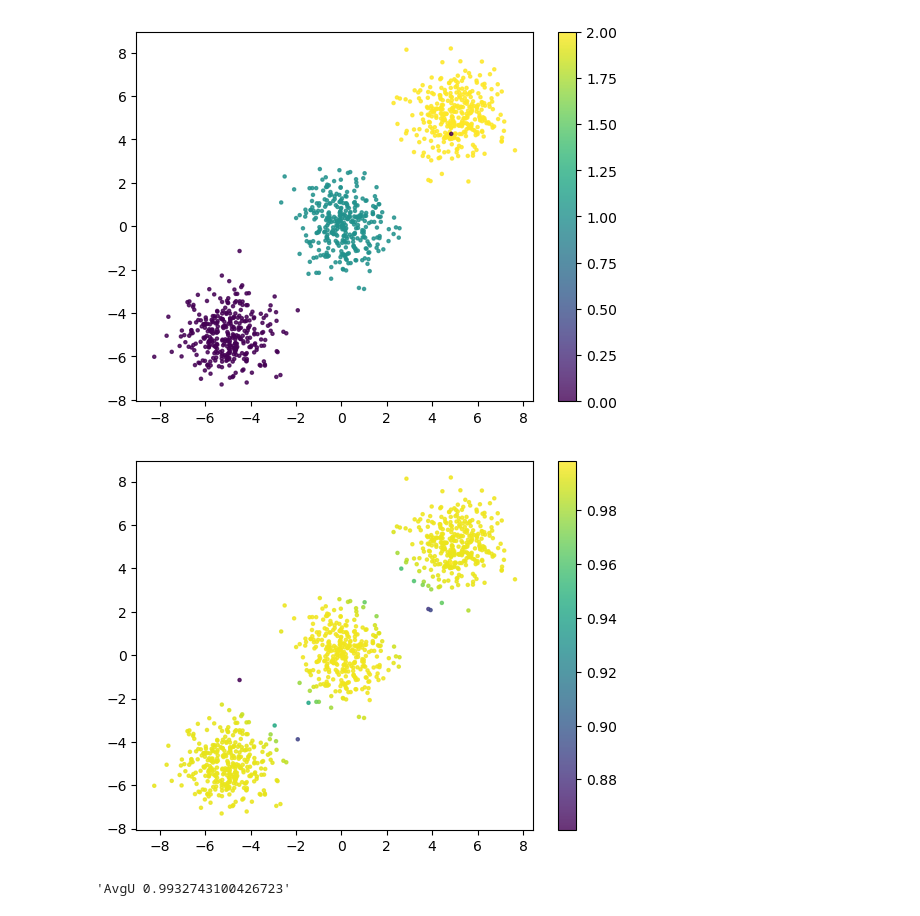
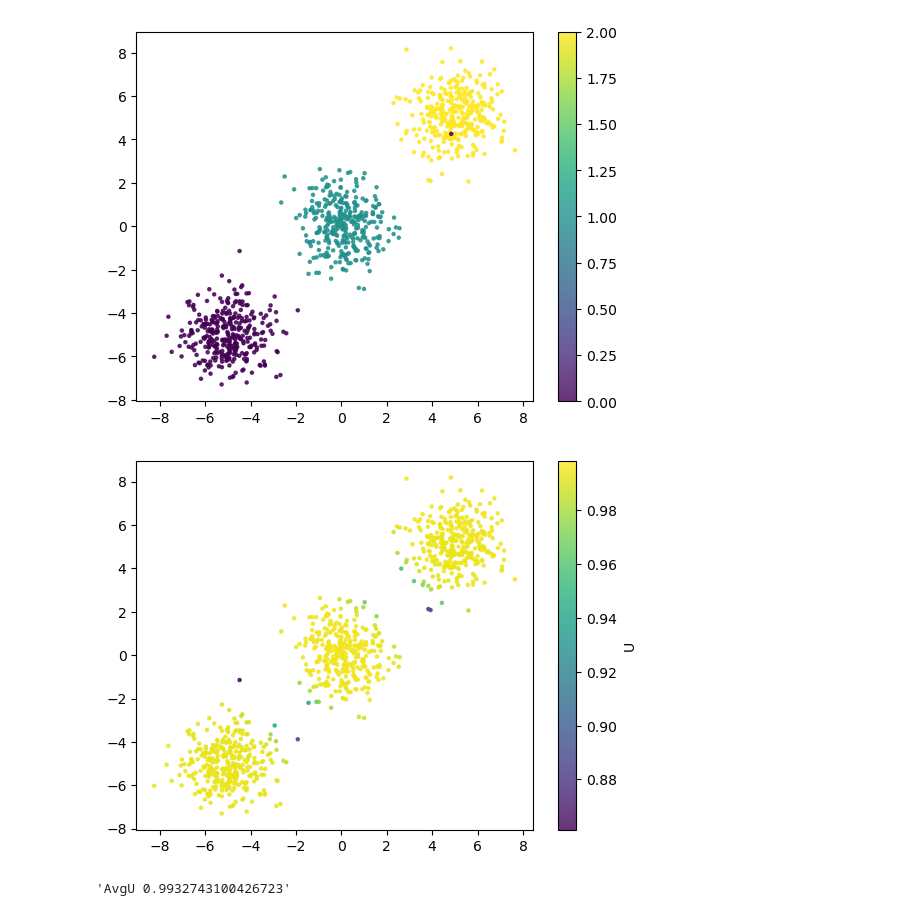
Before and after one commit to habla-liaa/multidimensional-wilcoxon-mann-whitney, a Jupyter notebook: example/Demo.ipynb, the cells around one changed output. Drawn from its saved outputs; the diff is of its cells as text; code cells hidden in the pictures.

```diff
--- a/example/Demo.ipynb
+++ b/example/Demo.ipynb
@@ -8,21 +8,21 @@ import numpy as np
 # %%
 n_samples = 1000
 centers = [(-5, -5), (0, 0), (5, 5)]
 X, y = make_blobs(n_samples=n_samples, centers=centers, shuffle=False, random_state=42)
 y[-1]=0
 plt.scatter(X[:, 0], X[:, 1], c=y, alpha=0.8, s=5)
 plt.colorbar()
 plt.show()
 
 U =  multidimensional_ranksum(X,y)
 
 plt.scatter(X[:, 0], X[:, 1], c=U, alpha=0.8, s=5)
-plt.colorbar()
+plt.colorbar(label="U");
 plt.show()
 display(f"AvgU {np.mean(U)}");
 # %% [output]
 [figure]
-[figure, old version]
+[figure, new version]
 'AvgU 0.9932743100426723'
 # %%
 n_samples = 1000
```
Also changed, not shown: parts of 3 cells of this notebook, 1 other file.
